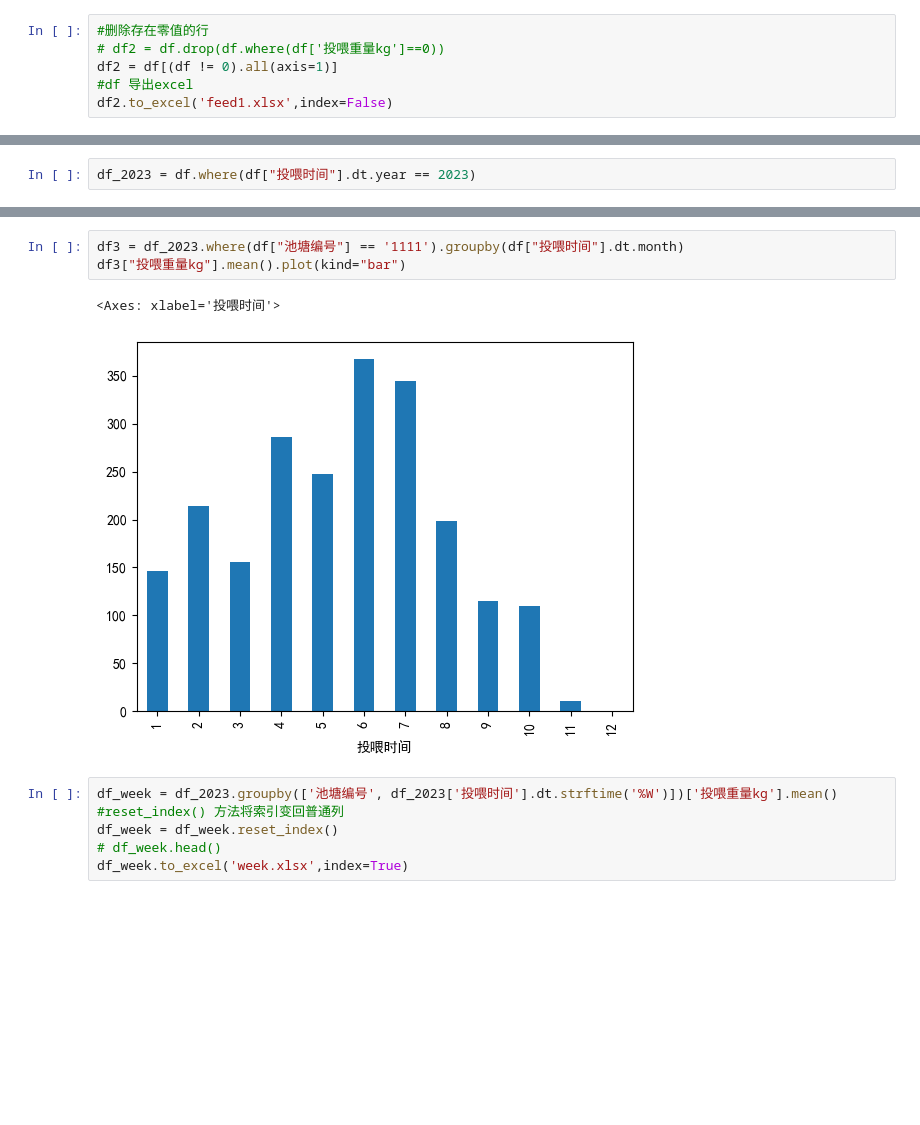
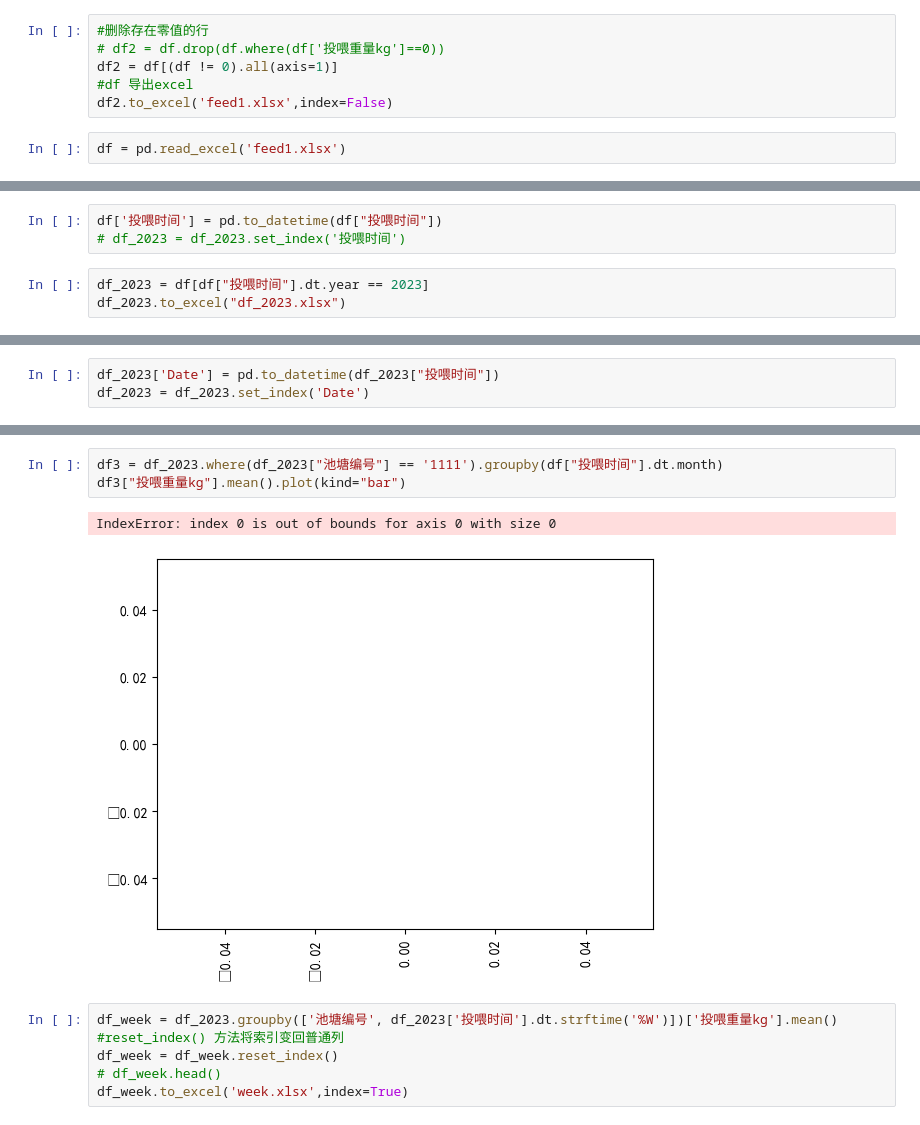
Before and after one commit to davidsxf/Python-for-Data-Analysis, a Jupyter notebook: fishFeedStock.ipynb, the cells around one changed output, grey strips where cells are left out. Saved outputs shown, nothing was run; the diff lists cells and outputs as text; blank space fills up the shorter version.

```diff
--- a/fishFeedStock.ipynb
+++ b/fishFeedStock.ipynb
@@ -53,3 +79,5 @@ Index(['投喂时间', '池塘编号', '品种名称', '投喂方式', '饲料
 df2 = df[(df != 0).all(axis=1)]
 #df 导出excel
 df2.to_excel('feed1.xlsx',index=False)
+# %%
+df = pd.read_excel('feed1.xlsx')
@@ -56,2 +88,6 @@ df2.to_excel('feed1.xlsx',index=False)
+# %%
+df['投喂时间'] = pd.to_datetime(df["投喂时间"])
+# df_2023 = df_2023.set_index('投喂时间')
 # %%
-df_2023 = df.where(df["投喂时间"].dt.year == 2023)
+df_2023 = df[df["投喂时间"].dt.year == 2023]
+df_2023.to_excel("df_2023.xlsx")
@@ -65,0 +124,3 @@ df3["投喂重量kg"].sum().plot(kind="bar")
+# %%
+df_2023['Date'] = pd.to_datetime(df_2023["投喂时间"])
+df_2023 = df_2023.set_index('Date')
@@ -66,9 +144,9 @@ df3["投喂重量kg"].sum().plot(kind="bar")
 # %%
-df3 = df_2023.where(df["池塘编号"] == '1111').groupby(df["投喂时间"].dt.month)
+df3 = df_2023.where(df_2023["池塘编号"] == '1111').groupby(df["投喂时间"].dt.month)
 df3["投喂重量kg"].mean().plot(kind="bar")
 # %% [output]
-<Axes: xlabel='投喂时间'>
+IndexError: index 0 is out of bounds for axis 0 with size 0
-[figure, old version]
+[figure, new version]
 # %%
 df_week = df_2023.groupby(['池塘编号', df_2023['投喂时间'].dt.strftime('%W')])['投喂重量kg'].mean()
 #reset_index() 方法将索引变回普通列
```
Also changed, not shown: parts of 12 cells of this notebook, 5 other files.
